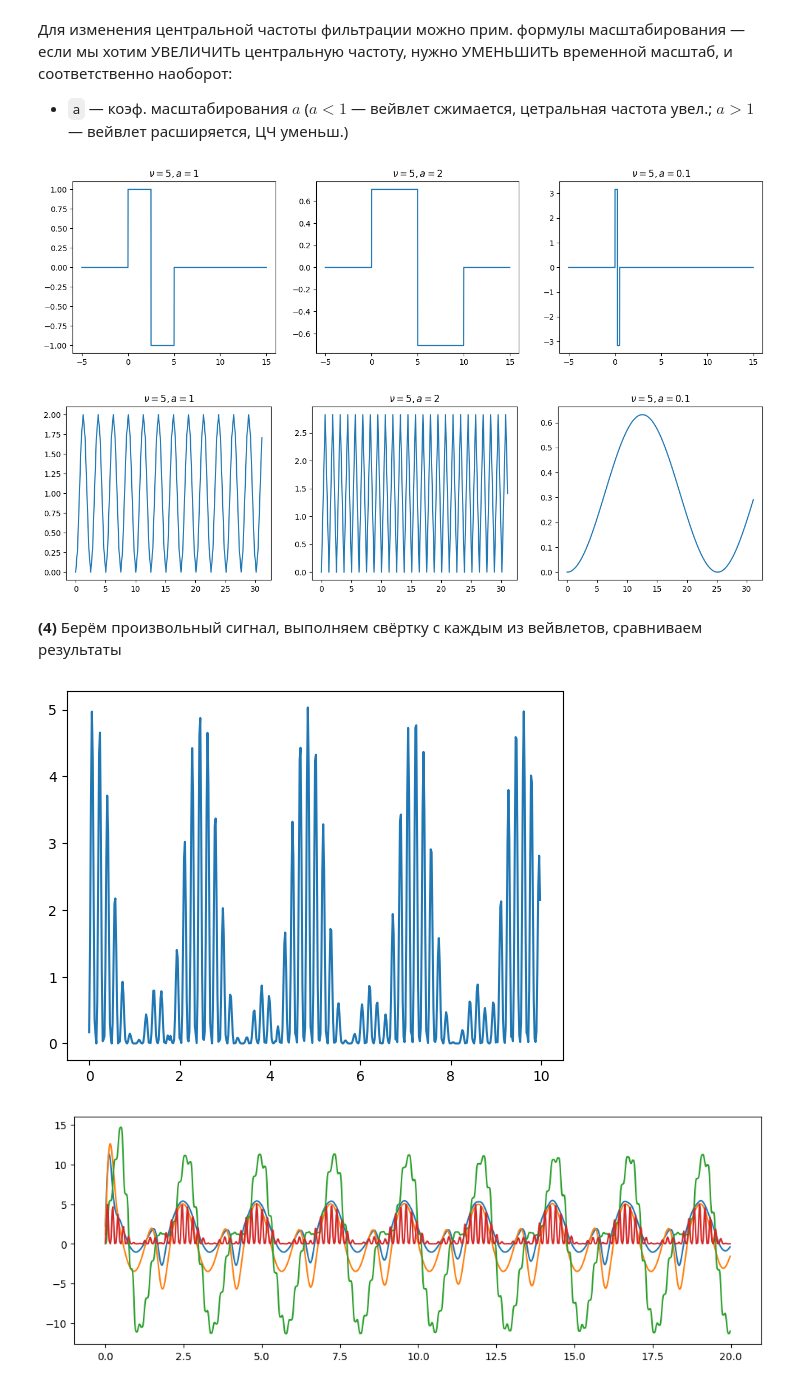
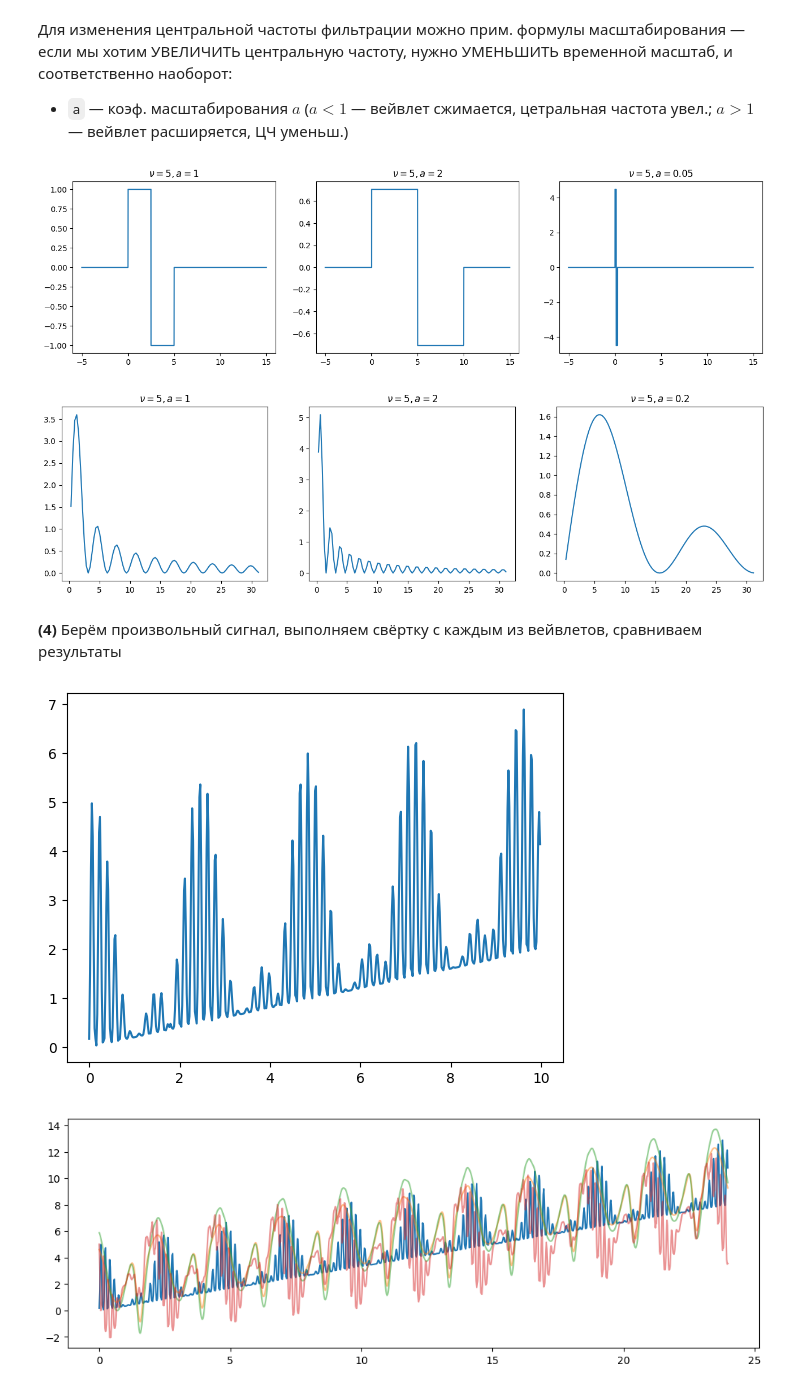
Before and after one commit to bakafox/digsigproc, a Jupyter notebook: Lab5/wavelets.ipynb, the cells around one changed output. Drawn from its saved outputs; the diff is of its cells as text; code cells hidden in the pictures.

```diff
--- a/Lab5/wavelets.ipynb
+++ b/Lab5/wavelets.ipynb
@@ -250,34 +251,34 @@ plt.title('$\\nu = 5, a = 2$')
 plt.plot(time, [haar4time_scale(t, 5, 2) for t in time])
 
 plt.subplot(1, 3, 3)
-plt.title('$\\nu = 5, a = 0.1$')
-plt.plot(time, [haar4time_scale(t, 5, 0.1) for t in time])
+plt.title('$\\nu = 5, a = 0.05$')
+plt.plot(time, [haar4time_scale(t, 5, 0.05) for t in time])
 
 plt.show()
 # %% [output]
-[figure, old version]
+[figure, new version]
 # %%
 plt.figure(figsize=(16, 4))
 
 plt.subplot(1, 3, 1)
 plt.title('$\\nu = 5, a = 1$')
-plt.plot(freq[0:len(freq)//20], [haar4freq_scale(w, 5, 1) for w in freq[0:len(freq)//20]])
+plt.plot(freq[0:len(freq)//20], [np.abs(haar4freq_scale(w, 5, 1)) for w in freq[0:len(freq)//20]])
 
 plt.subplot(1, 3, 2)
 plt.title('$\\nu = 5, a = 2$')
-plt.plot(freq[0:len(freq)//20], [haar4freq_scale(w, 5, 2) for w in freq[0:len(freq)//20]])
+plt.plot(freq[0:len(freq)//20], [np.abs(haar4freq_scale(w, 5, 2)) for w in freq[0:len(freq)//20]])
 
 plt.subplot(1, 3, 3)
-plt.title('$\\nu = 5, a = 0.1$')
-plt.plot(freq[0:len(freq)//20], [haar4freq_scale(w, 5, 0.1) for w in freq[0:len(freq)//20]])
+plt.title('$\\nu = 5, a = 0.2$')
+plt.plot(freq[0:len(freq)//20], [np.abs(haar4freq_scale(w, 5, 0.2)) for w in freq[0:len(freq)//20]])
 
 plt.show()
 # %% [output]
-[figure, old version]
+[figure, new version]
 # %% [markdown]
 **(4)** Берём произвольный сигнал, выполняем свёртку с каждым из вейвлетов, сравниваем результаты
 # %%
-def signal(t):
+def signal(t, q):
     return np.abs(
         (
             np.sin(2 * np.pi * t * np.pi) +
@@ -286,39 +287,39 @@ def signal(t):
             np.sin(2 * np.pi * t * np.pi - np.e) +
             np.sin(2 * np.pi * t * np.e - np.pi)
         )**2
-    )
+    ) + (t / q)
 
 signal_time = np.arange(0, 10, 0.02)
-signal_values = [signal(t) for t in signal_time]
+signal_values = [signal(t, 5) for t in signal_time]
 
 plt.plot(signal_time, signal_values)
 plt.show()
 # %% [output]
-[figure, old version]
+[figure, new version]
 # %%
-signal_time = np.arange(0, 20, 0.02)
-signal_values = [signal(t) for t in signal_time]
+signal_time = np.arange(0, 30, 0.02)
+signal_values = [signal(t, 3) for t in signal_time]
 
-morlet_values = [morlet4time(t-(20/2), 0.25, 4*np.pi) for t in signal_time]
+morlet_values = [morlet4time(t-(20/2), 0.29, 4*np.pi) for t in signal_time]
 signal_morlet_conv = np.convolve(signal_values, morlet_values, mode='same')
 
-shlyapa_values = [shlyapa4time(t, 0.15, (20/2), 0) for t in signal_time]
+shlyapa_values = [shlyapa4time(t, 0.13, (20/2), 1.9) for t in signal_time]
 signal_shlyapa_conv = np.convolve(signal_values, shlyapa_values, mode='same')
 
-haar_values = [haar4time_scale(t-(20/2), 0.10, 10) for t in signal_time]
+haar_values = [haar4time_scale(t-(20/2), 0.15, 2) for t in signal_time]
 signal_haar_conv = np.convolve(signal_values, haar_values, mode='same')
 
 
 plt.figure(figsize=(12, 4))
 
-plt.plot(signal_time, signal_morlet_conv)
-plt.plot(signal_time, signal_shlyapa_conv)
-plt.plot(signal_time, signal_haar_conv)
-plt.plot(signal_time, signal_values)
+plt.plot(signal_time[0:24*50], signal_values[0:24*50])
+plt.plot(signal_time[0:24*50], signal_morlet_conv[0:24*50], alpha=0.5)
+plt.plot(signal_time[0:24*50], signal_shlyapa_conv[0:24*50], alpha=0.5)
+plt.plot(signal_time[0:24*50], signal_haar_conv[0:24*50], alpha=0.5)
 
 plt.show()
 # %% [output]
-[figure, old version]
+[figure, new version]
 # %%
 signal_freq = np.fft.fftfreq(len(signal_time), 0.02)
 signal_fft = np.fft.fft(signal_values)
```
Also changed, not shown: parts of 13 cells of this notebook.
